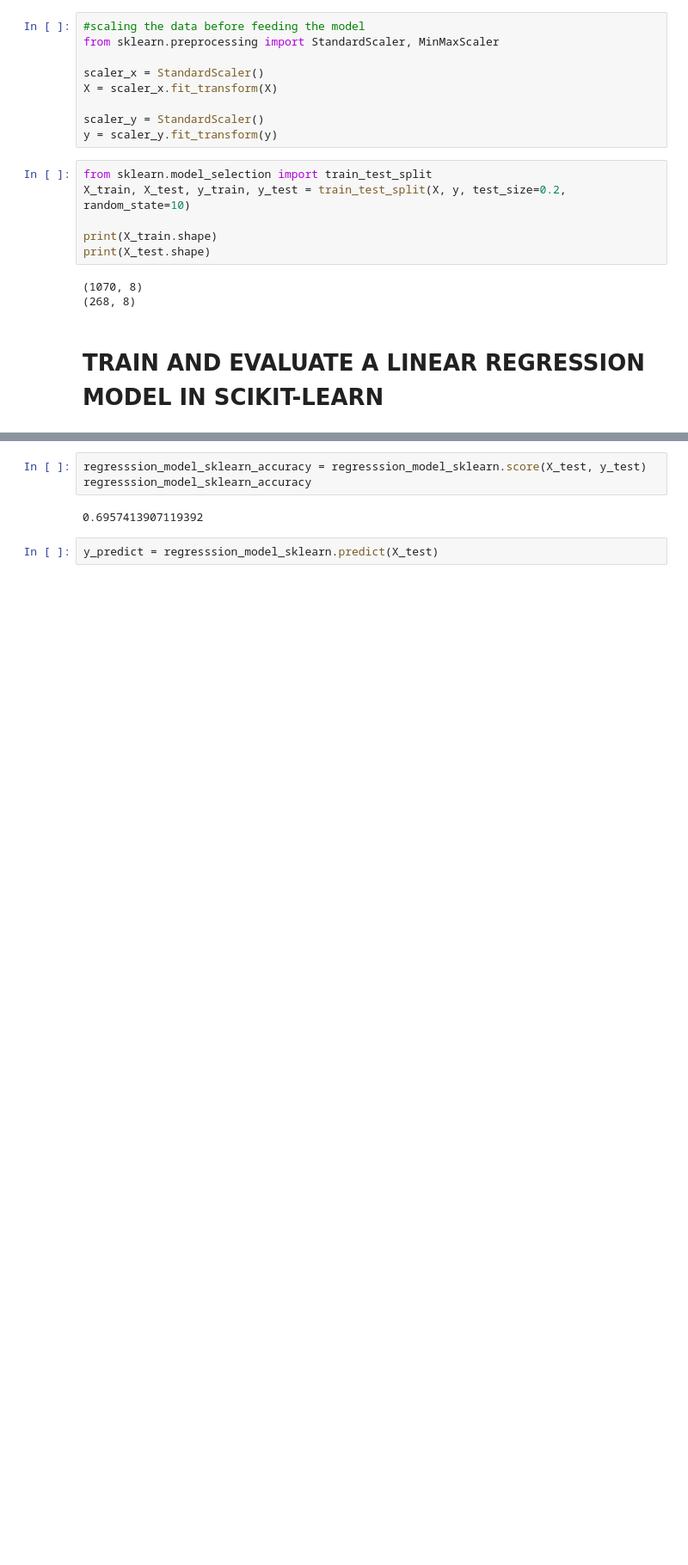
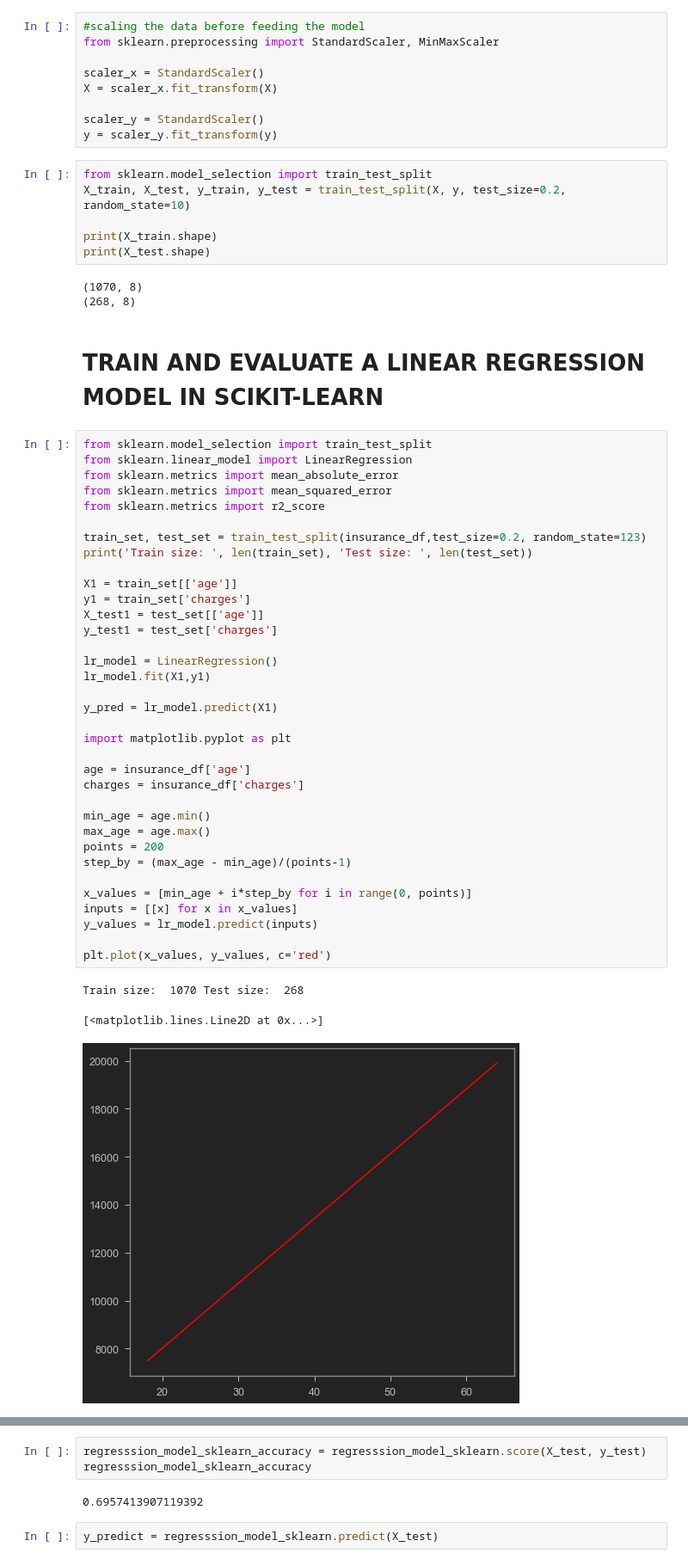
Before and after one commit to SowdaminiKosuru/FinalCapstoneProject, a Jupyter notebook: Medical Insurance Premium Prediction with Machine Learning.ipynb, the cells around one changed output, grey strips where cells are left out. Shown at 86% size. Cells and saved outputs as stored; diff of their text form; blank space fills up the shorter version.

```diff
--- a/Medical Insurance Premium Prediction with Machine Learning.ipynb
+++ b/Medical Insurance Premium Prediction with Machine Learning.ipynb
@@ -334,3 +338,42 @@ print(X_test.shape)
 (268, 8)
 # %% [markdown]
 # TRAIN AND EVALUATE A LINEAR REGRESSION MODEL IN SCIKIT-LEARN
+# %%
+from sklearn.model_selection import train_test_split
+from sklearn.linear_model import LinearRegression
+from sklearn.metrics import mean_absolute_error
+from sklearn.metrics import mean_squared_error
+from sklearn.metrics import r2_score
+
+train_set, test_set = train_test_split(insurance_df,test_size=0.2, random_state=123)
+print('Train size: ', len(train_set), 'Test size: ', len(test_set))
+
+X1 = train_set[['age']]
+y1 = train_set['charges']
+X_test1 = test_set[['age']]
+y_test1 = test_set['charges']
+
+lr_model = LinearRegression()
+lr_model.fit(X1,y1)
+
+y_pred = lr_model.predict(X1)
+
+import matplotlib.pyplot as plt
+
+age = insurance_df['age']
+charges = insurance_df['charges']
+
+min_age = age.min()
+max_age = age.max()
+points = 200
+step_by = (max_age - min_age)/(points-1)
+
+x_values = [min_age + i*step_by for i in range(0, points)]
+inputs = [[x] for x in x_values]
+y_values = lr_model.predict(inputs)
+
+plt.plot(x_values, y_values, c='red')
+# %% [output]
+Train size:  1070 Test size:  268
+[<matplotlib.lines.Line2D at 0x...>]
+[figure, added]
```
Also changed, not shown: parts of 14 cells of this notebook.
